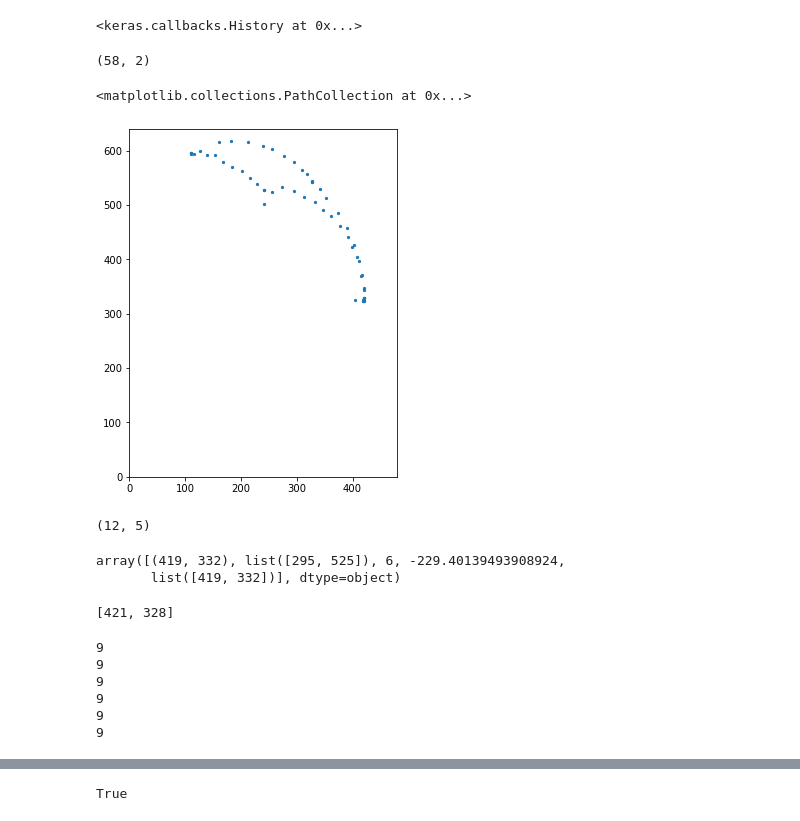
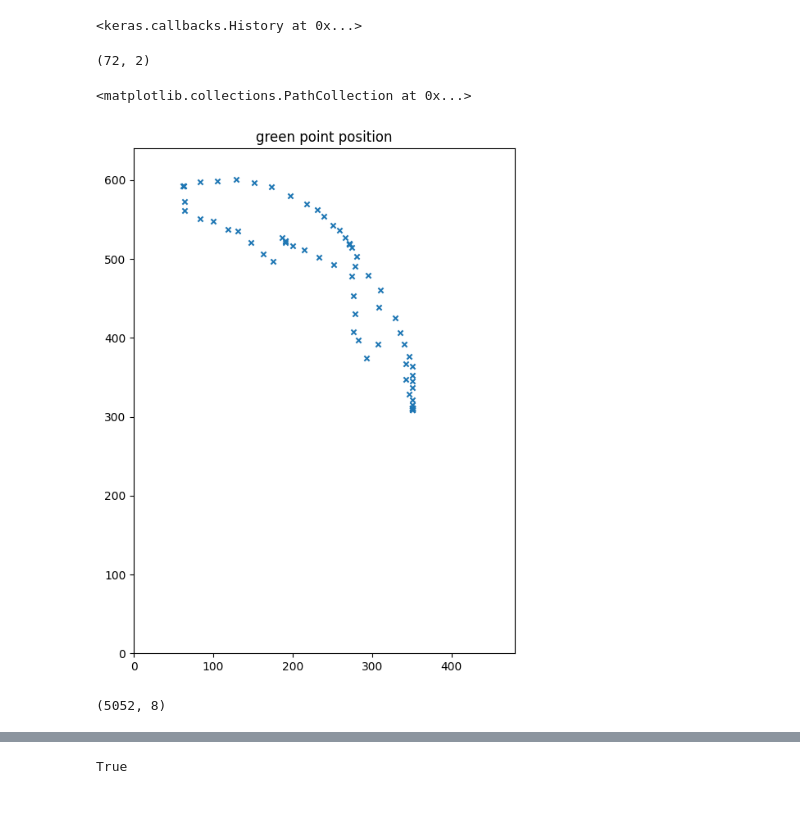
Before and after one commit to XindongXU/TR-DATA-RL, a Jupyter notebook: project_RL/draft.ipynb, the cells around one changed output, grey strips where cells are left out. Drawn from its saved outputs; the diff is of its cells as text; code cells hidden in the pictures.

```diff
--- a/project_RL/draft.ipynb
+++ b/project_RL/draft.ipynb
@@ -354,68 +354,24 @@ Epoch 200/200
 <keras.callbacks.History at 0x...>
 # %%
 import numpy as np
-
+import matplotlib.pyplot as plt
 with open('../target_pos_list.npy', 'rb') as f:
     target_pos_list = np.load(f)
+np.shape(target_pos_list)
+# %% [output]
+(72, 2)
-# %%
-np.shape(target_pos_list)
-# %% [output]
-(58, 2)
 # %%
-import matplotlib.pyplot as plt
-plt.figure(figsize = (4.8, 6.4))
+plt.figure(figsize = (6, 8))
 plt.xlim((0, 480))
 plt.ylim((0, 640))
-plt.scatter(target_pos_list[:, 0], target_pos_list[:, 1], s = 5)
+plt.title('green point position')
+# plt.plot(s_t[0], s_t[1])
+plt.scatter(target_pos_list[:, 0], target_pos_list[:, 1], s = 20, marker = 'x')
 # %% [output]
 <matplotlib.collections.PathCollection at 0x...>
-[figure, old version]
+[figure, new version]
 # %%
-minibatch = np.load('../minibatch.npy', allow_pickle=True)
+replay_memory = np.load('../replay_memory50.npy', allow_pickle=True)
+np.shape(replay_memory)
+# %% [output]
+(5052, 8)
-# %%
-np.shape(minibatch)
-# %% [output]
-(12, 5)
-# %%
-minibatch[0]
-# %% [output]
-array([(419, 332), list([295, 525]), 6, -229.40139493908924,
-       list([419, 332])], dtype=object)
-# %%
-import tarfile
-from DQ_Learning import DQNet, environment, mask_detect, top_detection
-import os
-import tensorflow as tf
-import numpy as np
-
-
-with open('../target_pos_list.npy', 'rb') as f:
-    target_pos_list = np.load(f)
-
-target_idx = np.random.randint(0, len(target_pos_list))
-target_pos = [target_pos_list[target_idx][0], target_pos_list[target_idx][1]]
-print(target_pos)
-
-checkpoint_path = "./deepqlearning_model"
-checkpoint_dir  = os.path.dirname(checkpoint_path)
-model = DQNet()
-envir = environment()
-model.load_weights(checkpoint_path)
-model.compile(  optimizer = tf.keras.optimizers.SGD(learning_rate = 0.1),
-                loss = tf.keras.losses.MeanSquaredError(),
-                metrics = 'mae')
-# %% [output]
-[421, 328]
-# %%
-for i in range(6):
-    a = model.get_best(   state_current = [i*100, 320],
-                            target_pos = [421, 328],
-                            get_action = True)
-    print(a)
-# %% [output]
-9
-9
-9
-9
-9
-9
```
Also changed, not shown: parts of 12 cells of this notebook, 59 other files.
